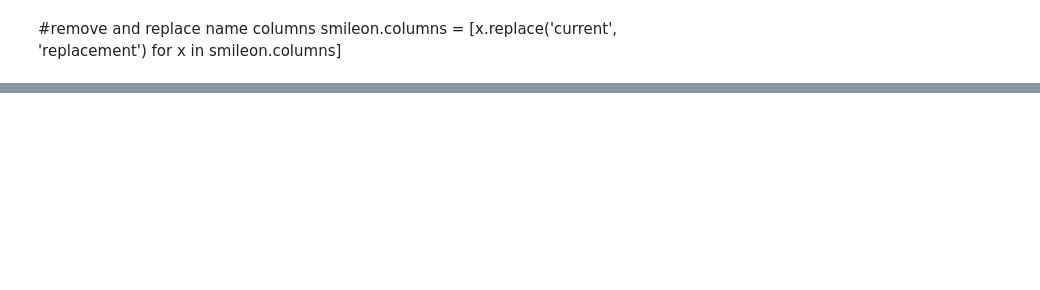
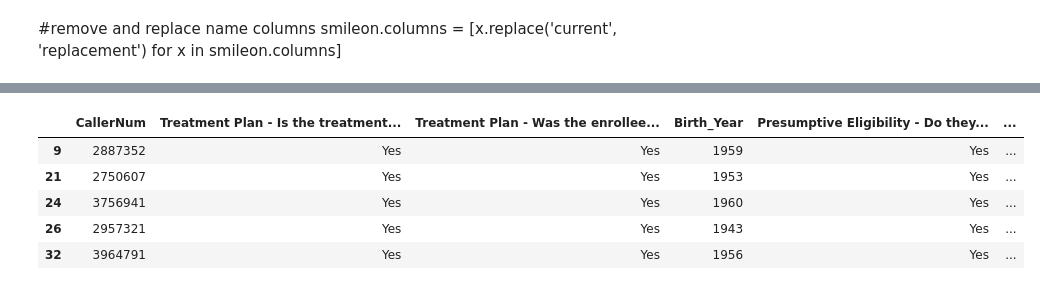
Before and after one commit to Rhunsilval/smile_on_python, a Jupyter notebook: Notebook/Smile.ipynb, the cells around one changed output, grey strips where cells are left out. Cells and saved outputs as stored; diff of their text form; code cells hidden in the pictures; blank space fills up the shorter version.

```diff
--- a/Notebook/Smile.ipynb
+++ b/Notebook/Smile.ipynb
@@ -79,0 +169,10 @@ client_info.head()
+# %%
+completed_both = outcomes[(outcomes['Treatment Plan - Is the treatment plan completed?'] == "Yes") & (outcomes['Treatment Plan - Was the enrollee able to be restored to function (can chew) and "social six" esthetics (top front six teeth are present and disease free)'] == 'Yes')]
+completed_both.head()
+# %% [output]
+|  | CallerNum | Treatment Plan - Is the treatment... | Treatment Plan - Was the enrollee... | Birth_Year | Presumptive Eligibility - Do they... | ... |
+| 9 | 2887352 | Yes | Yes | 1959 | Yes | ... |
+| 21 | 2750607 | Yes | Yes | 1953 | Yes | ... |
+| 24 | 3756941 | Yes | Yes | 1960 | Yes | ... |
+| 26 | 2957321 | Yes | Yes | 1943 | Yes | ... |
+| 32 | 3964791 | Yes | Yes | 1956 | Yes | ... |
```
Also changed, not shown: parts of 17 cells of this notebook, 1 other file.
